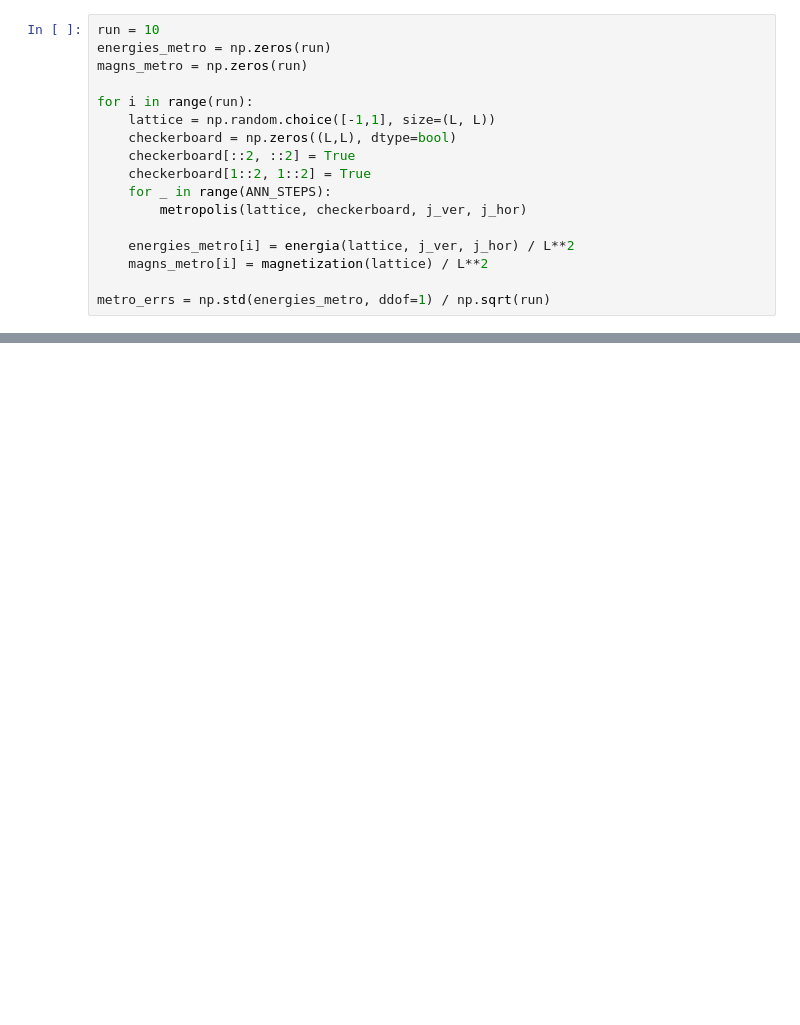
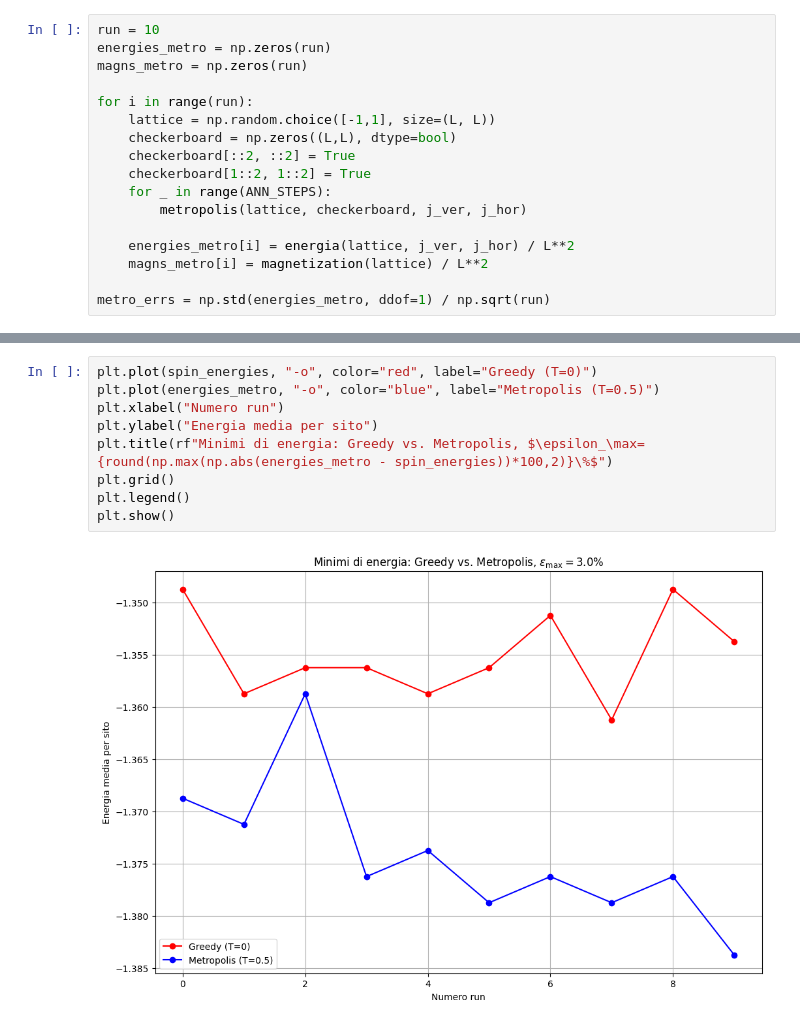
Before and after one commit to nicola-lamaddalena/computational_physics_course, a Jupyter notebook: rng/spin_glass/spin_glass.ipynb, the cells around one changed output, grey strips where cells are left out. Saved outputs shown, nothing was run; the diff lists cells and outputs as text; blank space fills up the shorter version.

```diff
--- a/rng/spin_glass/spin_glass.ipynb
+++ b/rng/spin_glass/spin_glass.ipynb
@@ -144 +173,12 @@ Magnetizzazione media: 0.01225
+# %%
+plt.plot(spin_energies, "-o", color="red", label="Greedy (T=0)")
+plt.plot(energies_metro, "-o", color="blue", label="Metropolis (T=0.5)")
+plt.xlabel("Numero run")
+plt.ylabel("Energia media per sito")
+plt.title(rf"Minimi di energia: Greedy vs. Metropolis, $\epsilon_\max={round(np.max(np.abs(energies_metro - spin_energies))*100,2)}\%$")
+plt.grid()
+plt.legend()
+plt.show()
+# %% [output]
+[figure, added]
 # %% [markdown]
```
Also changed, not shown: parts of 20 cells of this notebook.
